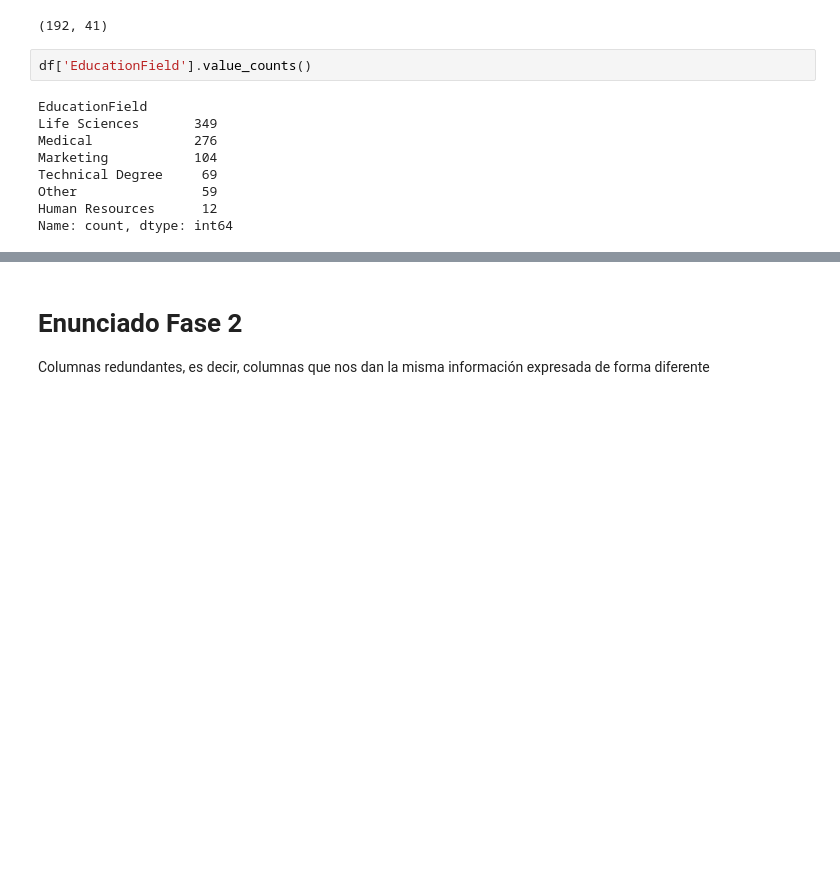
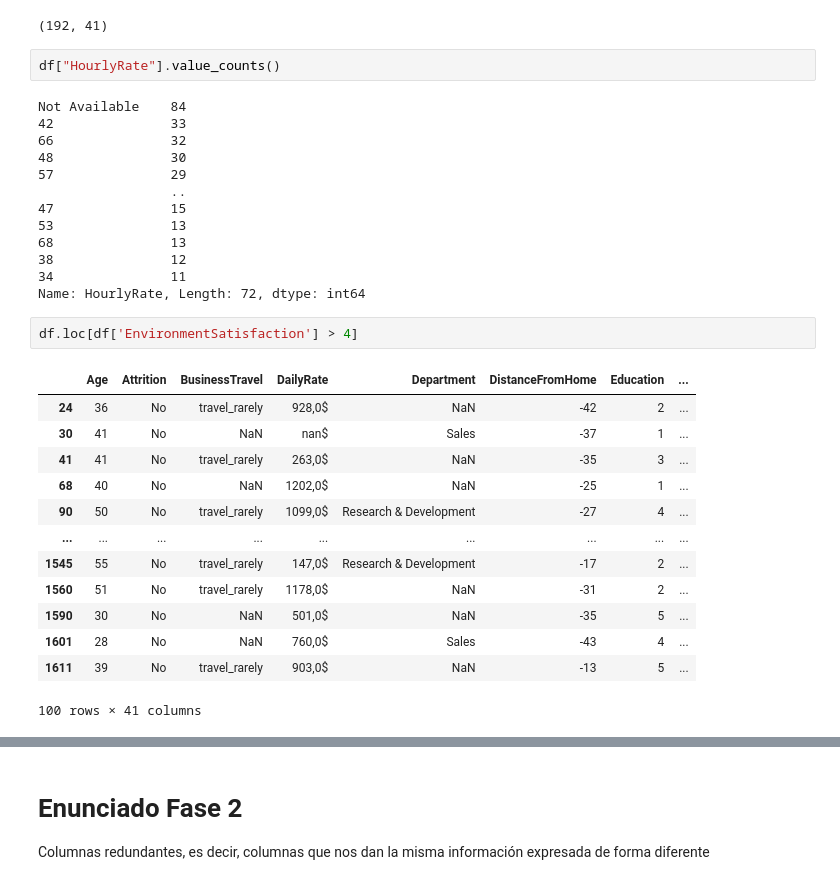
Before and after one commit to carla-caracola/people_analytics, a Jupyter notebook: EDA.ipynb, the cells around one changed output, grey strips where cells are left out. Cells and saved outputs as stored; diff of their text form; blank space fills up the shorter version.

```diff
--- a/EDA.ipynb
+++ b/EDA.ipynb
@@ -283,16 +297,36 @@ df[df['DistanceFromHome'] < 0].shape
 # %% [output]
 (192, 41)
 # %%
-df['EducationField'].value_counts()
+df["HourlyRate"].value_counts()
 # %% [output]
-EducationField
-Life Sciences       349
-Medical             276
-Marketing           104
-Technical Degree     69
-Other                59
-Human Resources      12
-Name: count, dtype: int64
+Not Available    84
+42               33
+66               32
+48               30
+57               29
+                 ..
+47               15
+53               13
+68               13
+38               12
+34               11
+Name: HourlyRate, Length: 72, dtype: int64
+# %%
+df.loc[df['EnvironmentSatisfaction'] > 4]
+# %% [output]
+|  | Age | Attrition | BusinessTravel | DailyRate | Department | DistanceFromHome | Education | ... |
+| 24 | 36 | No | travel_rarely | 928,0$ | NaN | -42 | 2 | ... |
+| 30 | 41 | No | NaN | nan$ | Sales | -37 | 1 | ... |
+| 41 | 41 | No | travel_rarely | 263,0$ | NaN | -35 | 3 | ... |
+| 68 | 40 | No | NaN | 1202,0$ | NaN | -25 | 1 | ... |
+| 90 | 50 | No | travel_rarely | 1099,0$ | Research & Development | -27 | 4 | ... |
+| ... | ... | ... | ... | ... | ... | ... | ... | ... |
+| 1545 | 55 | No | travel_rarely | 147,0$ | Research & Development | -17 | 2 | ... |
+| 1560 | 51 | No | travel_rarely | 1178,0$ | NaN | -31 | 2 | ... |
+| 1590 | 30 | No | NaN | 501,0$ | NaN | -35 | 5 | ... |
+| 1601 | 28 | No | NaN | 760,0$ | Sales | -43 | 4 | ... |
+| 1611 | 39 | No | travel_rarely | 903,0$ | NaN | -13 | 5 | ... |
+100 rows × 41 columns
 # %% [markdown]
 # CONCLUSIONES
 
```
Also changed, not shown: parts of 4 cells of this notebook.
